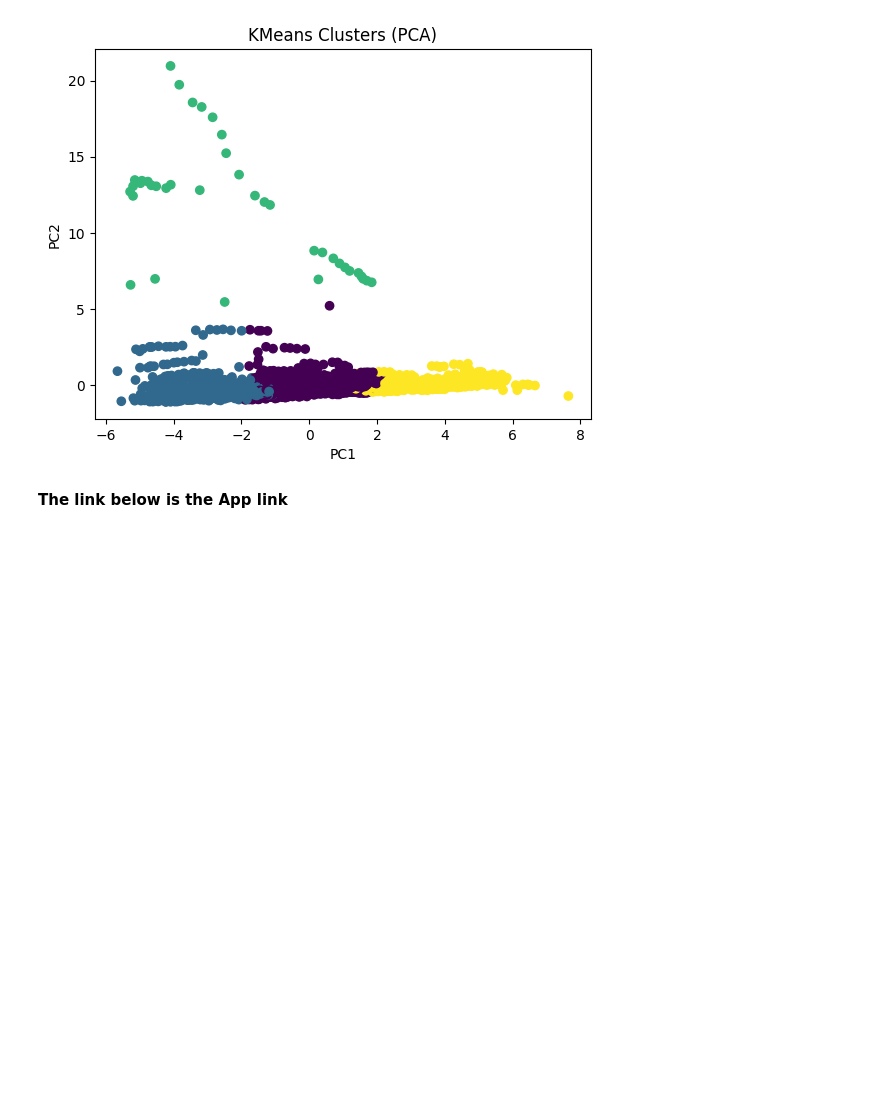
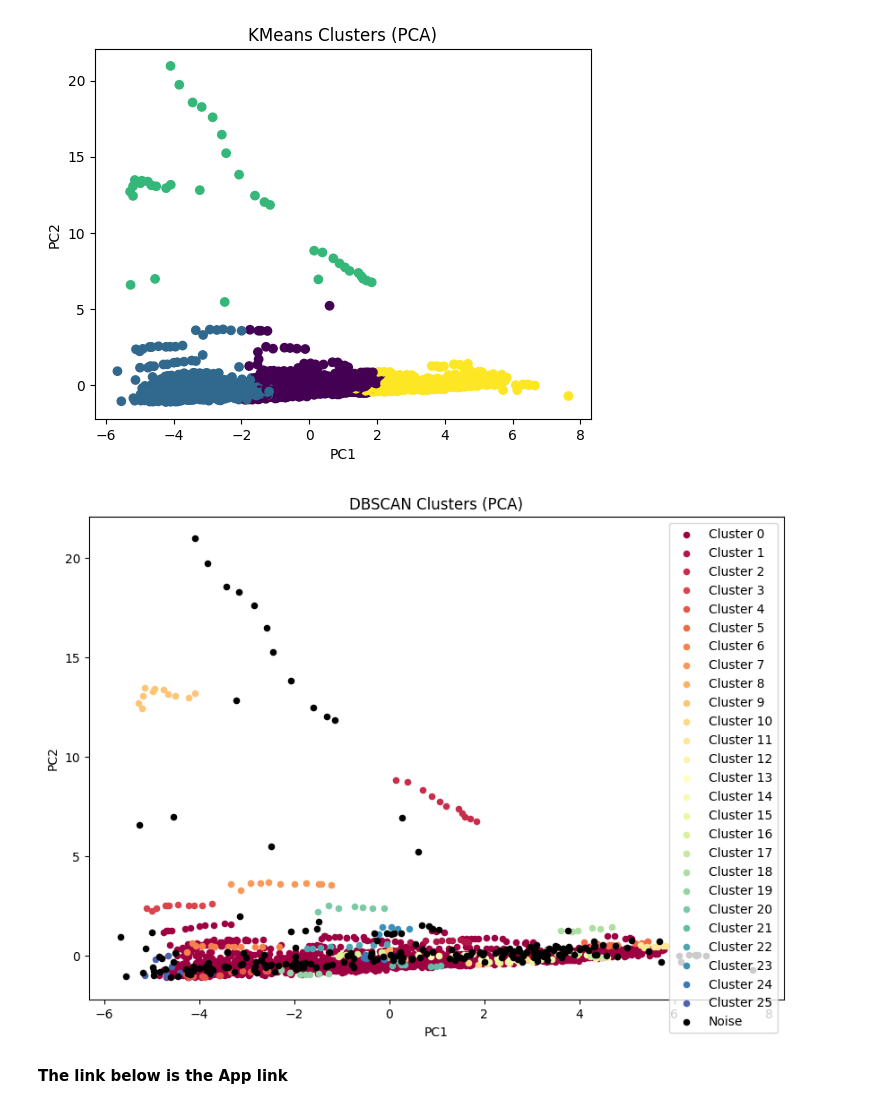
Before and after one commit to Bhuvanareddy-03/Clustering_Global_development, a Jupyter notebook: clustering_global_developmentipynb.ipynb, the cells around one changed output. Drawn from its saved outputs; the diff is of its cells as text; code cells hidden in the pictures; blank space fills up the shorter version.

```diff
--- a/clustering_global_developmentipynb.ipynb
+++ b/clustering_global_developmentipynb.ipynb
@@ -87,7 +87,7 @@ df[string_cols]
 # %%
 # Standardize features
 scaler = StandardScaler()
-X_scaled = scaler.fit_transform(df_numeric)
+X_scaled = scaler.fit_transform(df[numeric_cols])
 X_scaled
 # %% [output]
 array([[-2.44938515e-01, -9.96101719e-02,  0.00000000e+00, ...,
@@ -182,6 +182,28 @@ plt.ylabel("PC2")
 plt.show()
 # %% [output]
 [figure]
+# %%
+# Plot DBSCAN clusters
+import numpy as np
+plt.figure(figsize=(10, 7))
+unique_labels = set(dbscan_labels)
+colors = [plt.cm.Spectral(each) for each in np.linspace(0, 1, len(unique_labels))]
+for k, col in zip(unique_labels, colors):
+    if k == -1:
+        # Black color for noise points
+        col = 'k'
+
+    class_member_mask = (dbscan_labels == k)
+    xy = X_pca[class_member_mask]
+    plt.scatter(xy[:, 0], xy[:, 1], c=col, marker='o', s=20, label=f'Cluster {k}' if k != -1 else 'Noise')
+
+plt.title('DBSCAN Clusters (PCA)')
+plt.xlabel('PC1')
+plt.ylabel('PC2')
+plt.legend()
+plt.show()
+# %% [output]
+[figure, added]
 # %% [markdown]
 **The link below is the App link**
 # %% [markdown]
```
